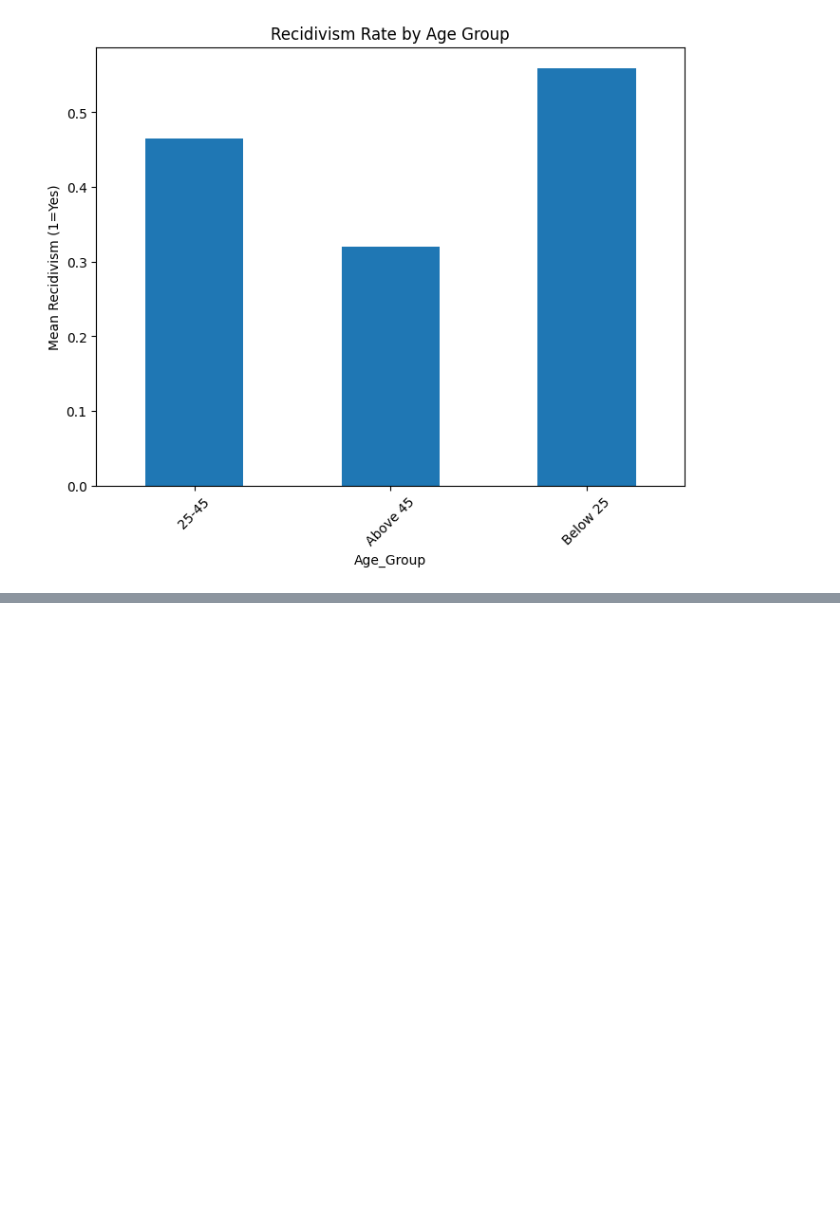
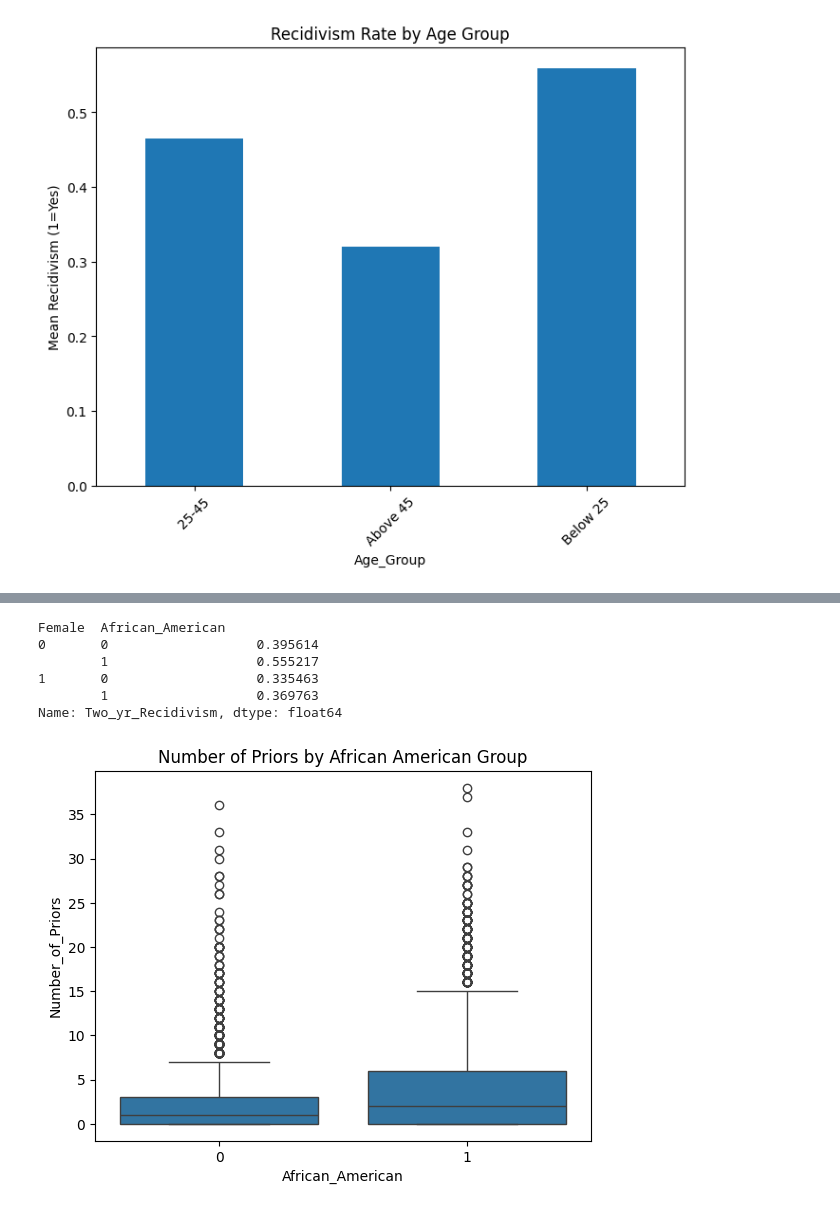
Before and after one commit to MelissaPerez09/fair-ai-compass, a Jupyter notebook: src/main.ipynb, the cells around one changed output, grey strips where cells are left out. Drawn from its saved outputs; the diff is of its cells as text; code cells hidden in the pictures; blank space fills up the shorter version.

```diff
--- a/src/main.ipynb
+++ b/src/main.ipynb
@@ -273,0 +287,17 @@ Name: Two_yr_Recidivism, dtype: float64
+# %%
+grouped = df.groupby(["Female", "African_American"])["Two_yr_Recidivism"].mean()
+print(grouped)
+# %% [output]
+Female  African_American
+0       0                   0.395614
+        1                   0.555217
+1       0                   0.335463
+        1                   0.369763
+Name: Two_yr_Recidivism, dtype: float64
+# %%
+sns.boxplot(x="African_American", y="Number_of_Priors", data=df)
+plt.title("Number of Priors by African American Group")
+save_plot("boxplot_priors_by_race.png")
+plt.show()
+# %% [output]
+[figure, added]
```
Also changed, not shown: parts of 8 cells of this notebook, 5 other files.
